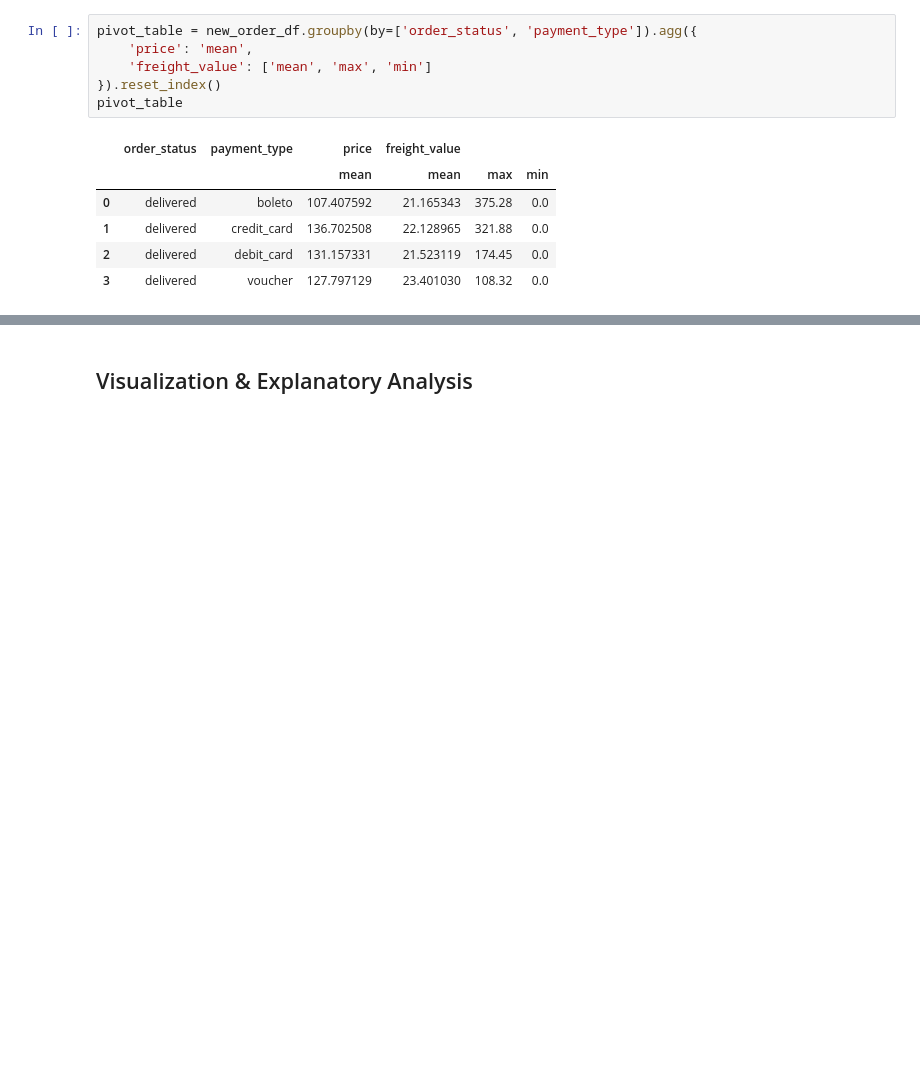
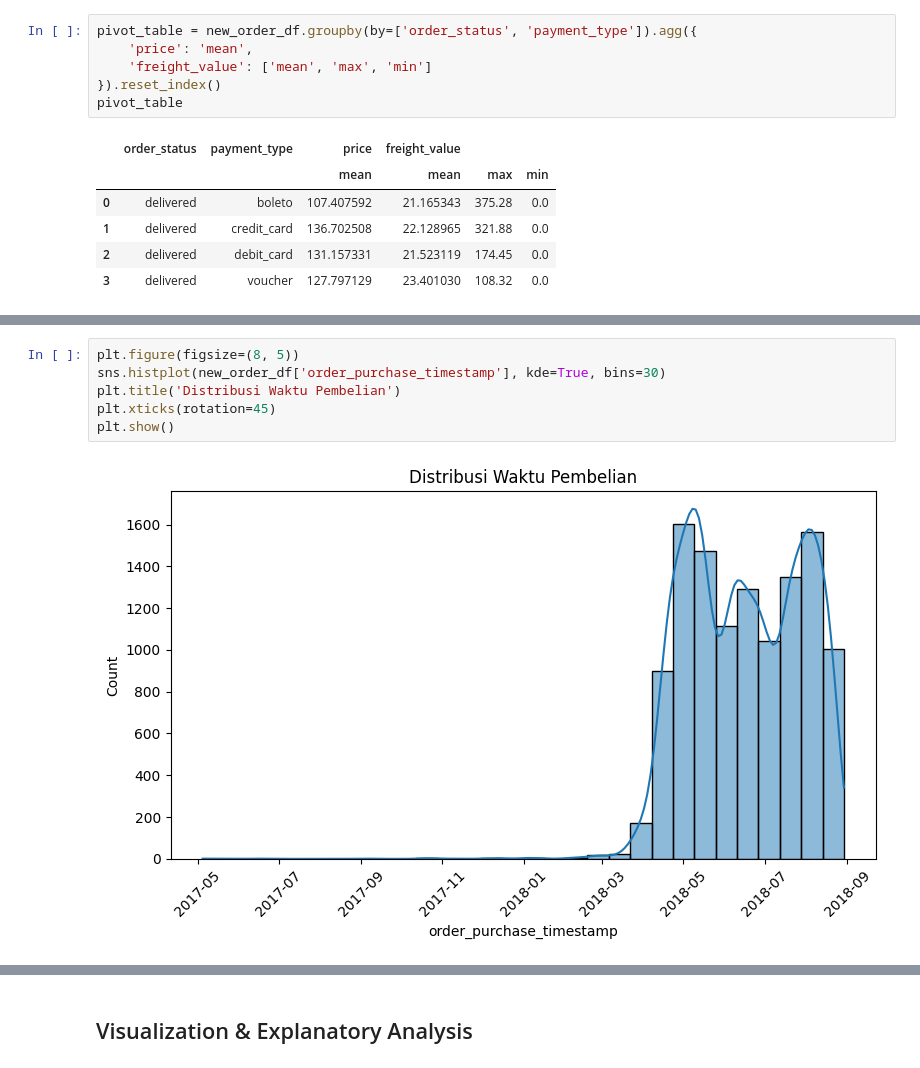
Before and after one commit to MAzizChusaini/MAzizChusaini-E-commerce-Data-Analysis, a Jupyter notebook: Proyek_Analisis_Data.ipynb, the cells around one changed output, grey strips where cells are left out. Drawn from its saved outputs; the diff is of its cells as text; blank space fills up the shorter version.

```diff
--- a/Proyek_Analisis_Data.ipynb
+++ b/Proyek_Analisis_Data.ipynb
@@ -336,0 +347,8 @@ pivot_table
+# %%
+plt.figure(figsize=(8, 5))
+sns.histplot(new_order_df['order_purchase_timestamp'], kde=True, bins=30)
+plt.title('Distribusi Waktu Pembelian')
+plt.xticks(rotation=45)
+plt.show()
+# %% [output]
+[figure, added]
```
Also changed, not shown: parts of 7 cells of this notebook, 2 other files.
